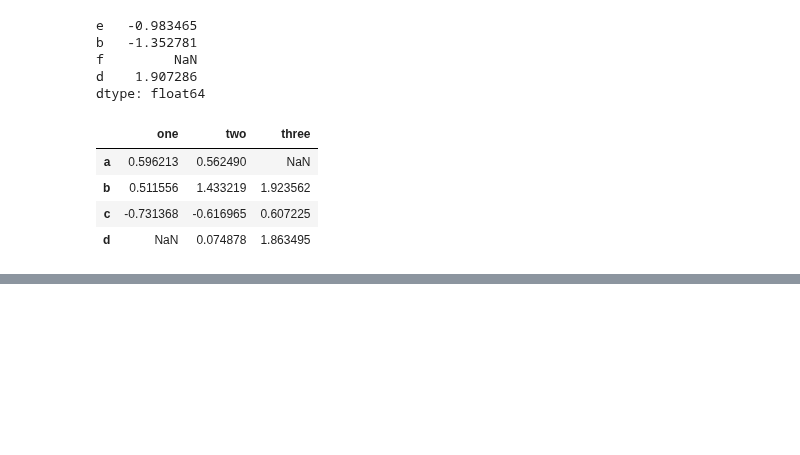
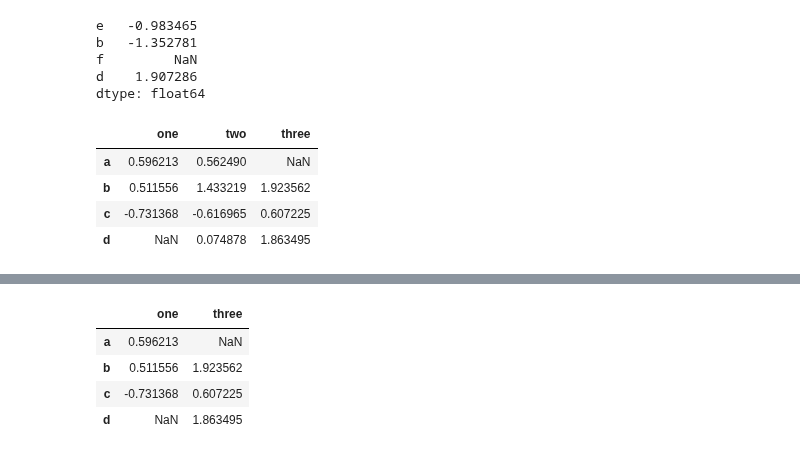
Before and after one commit to UtsavParashar/PythonProblems, a Jupyter notebook: PandasOffDoc.ipynb, the cells around one changed output, grey strips where cells are left out. Saved outputs shown, nothing was run; the diff lists cells and outputs as text; code cells hidden in the pictures; blank space fills up the shorter version.

```diff
--- a/PandasOffDoc.ipynb
+++ b/PandasOffDoc.ipynb
@@ -3237,0 +3238,9 @@ Freq: D, dtype: float64
+# %%
+df.drop(['a', 'd'], axis=0)
+df.drop(['two'], axis=1)
+# %% [output]
+|  | one | three |
+| a | 0.596213 | NaN |
+| b | 0.511556 | 1.923562 |
+| c | -0.731368 | 0.607225 |
+| d | NaN | 1.863495 |
```
Also changed, not shown: parts of 33 cells of this notebook, 1 other file.
